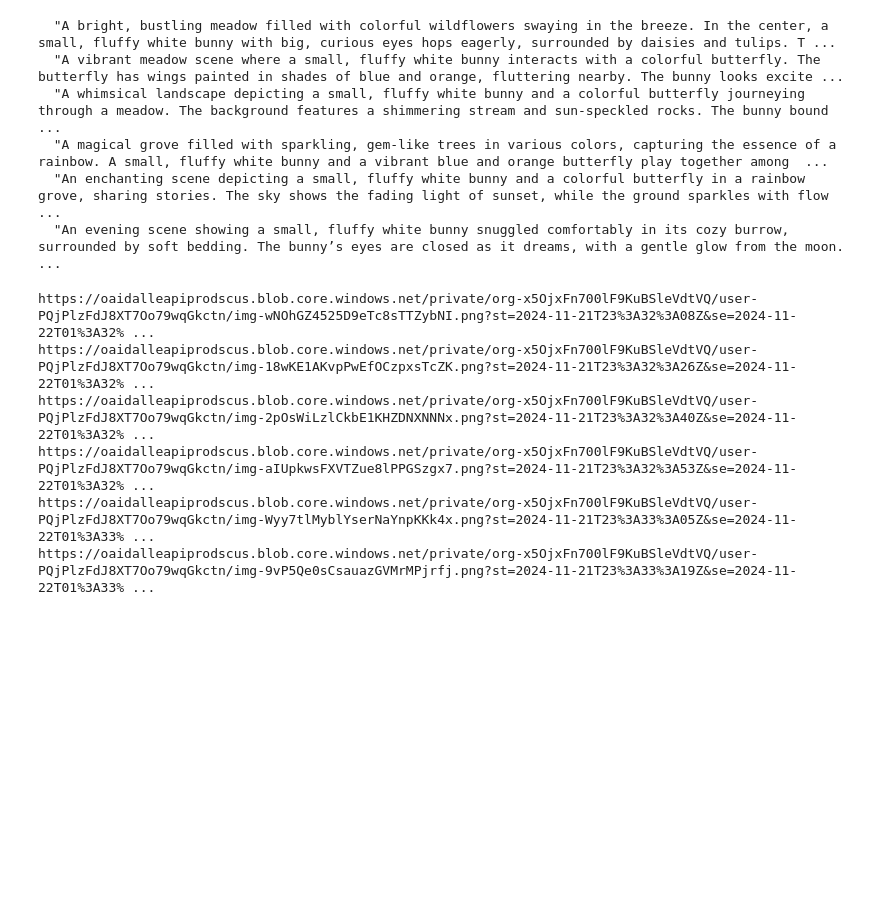
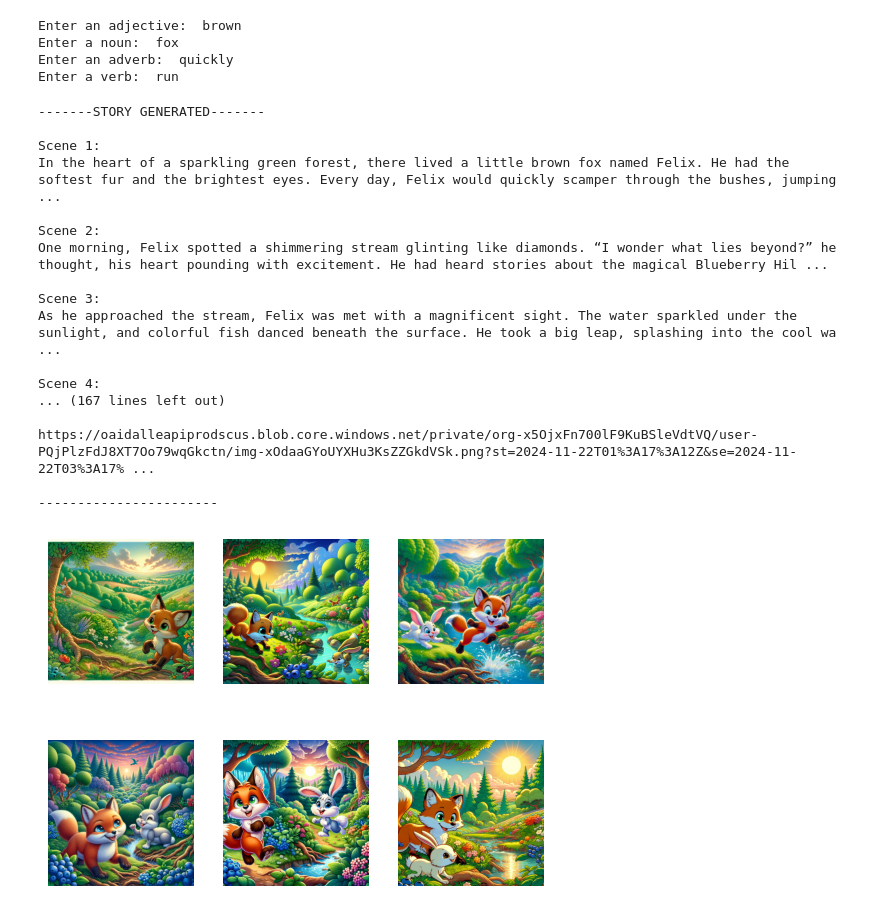
Before and after one commit to pxv6460/AI-Storybook-, a Jupyter notebook: openai.ipynb, the cells around one changed output. Saved outputs shown, nothing was run; the diff lists cells and outputs as text; code cells hidden in the pictures; blank space fills up the shorter version.

```diff
--- a/openai.ipynb
+++ b/openai.ipynb
@@ -140,33 +0,0 @@ print(shared_prompt)
-# %%
-pattern = r"Scene \d+:"
-prompts = re.split(pattern, image_prompts)
-prompts = [prompt.replace("\n", "") for prompt in prompts]
-prompts = [s for s in prompts if s]
-
-for prompt in prompts:
-    print(prompt)
-# %% [output]
-  "A bright, bustling meadow filled with colorful wildflowers swaying in the breeze. In the center, a small, fluffy white bunny with big, curious eyes hops eagerly, surrounded by daisies and tulips. T ...
-  "A vibrant meadow scene where a small, fluffy white bunny interacts with a colorful butterfly. The butterfly has wings painted in shades of blue and orange, fluttering nearby. The bunny looks excite ...
-  "A whimsical landscape depicting a small, fluffy white bunny and a colorful butterfly journeying through a meadow. The background features a shimmering stream and sun-speckled rocks. The bunny bound ...
-  "A magical grove filled with sparkling, gem-like trees in various colors, capturing the essence of a rainbow. A small, fluffy white bunny and a vibrant blue and orange butterfly play together among  ...
-  "An enchanting scene depicting a small, fluffy white bunny and a colorful butterfly in a rainbow grove, sharing stories. The sky shows the fading light of sunset, while the ground sparkles with flow ...
-  "An evening scene showing a small, fluffy white bunny snuggled comfortably in its cozy burrow, surrounded by soft bedding. The bunny’s eyes are closed as it dreams, with a gentle glow from the moon. ...
-# %%
-for i in range(len(prompts)):
-    response = client.images.generate(
-        model="dall-e-3",
-        prompt="Make sure no text is in the image. Generate the image in the art style of a Ghibli movie. " + shared_prompt + prompts[i],
-        quality="standard",
-        n=1,
-        size="1024x1024"
-    )
-    image_url = response.data[0].url
-    print(image_url)
-# %% [output]
-https://oaidalleapiprodscus.blob.core.windows.net/private/org-x5OjxFn700lF9KuBSleVdtVQ/user-PQjPlzFdJ8XT7Oo79wqGkctn/img-wNOhGZ4525D9eTc8sTTZybNI.png?st=2024-11-21T23%3A32%3A08Z&se=2024-11-22T01%3A32% ...
-https://oaidalleapiprodscus.blob.core.windows.net/private/org-x5OjxFn700lF9KuBSleVdtVQ/user-PQjPlzFdJ8XT7Oo79wqGkctn/img-18wKE1AKvpPwEfOCzpxsTcZK.png?st=2024-11-21T23%3A32%3A26Z&se=2024-11-22T01%3A32% ...
-https://oaidalleapiprodscus.blob.core.windows.net/private/org-x5OjxFn700lF9KuBSleVdtVQ/user-PQjPlzFdJ8XT7Oo79wqGkctn/img-2pOsWiLzlCkbE1KHZDNXNNNx.png?st=2024-11-21T23%3A32%3A40Z&se=2024-11-22T01%3A32% ...
-https://oaidalleapiprodscus.blob.core.windows.net/private/org-x5OjxFn700lF9KuBSleVdtVQ/user-PQjPlzFdJ8XT7Oo79wqGkctn/img-aIUpkwsFXVTZue8lPPGSzgx7.png?st=2024-11-21T23%3A32%3A53Z&se=2024-11-22T01%3A32% ...
-https://oaidalleapiprodscus.blob.core.windows.net/private/org-x5OjxFn700lF9KuBSleVdtVQ/user-PQjPlzFdJ8XT7Oo79wqGkctn/img-Wyy7tlMyblYserNaYnpKKk4x.png?st=2024-11-21T23%3A33%3A05Z&se=2024-11-22T01%3A33% ...
-https://oaidalleapiprodscus.blob.core.windows.net/private/org-x5OjxFn700lF9KuBSleVdtVQ/user-PQjPlzFdJ8XT7Oo79wqGkctn/img-9vP5Qe0sCsauazGVMrMPjrfj.png?st=2024-11-21T23%3A33%3A19Z&se=2024-11-22T01%3A33% ...
@@ -172,0 +3,39 @@ https://oaidalleapiprodscus.blob.core.windows.net/private/org-x5OjxFn700lF9KuBSl
+# %%
+words = {
+    "adjective1": input("Enter an adjective: "),
+    "noun1": input("Enter a noun: "),
+    "adverb1": input("Enter an adverb: "),
+    "verb1": input("Enter a verb: ")
+}
+# %% [output]
+Enter an adjective:  brown
+Enter a noun:  fox
+Enter an adverb:  quickly
+Enter a verb:  run
+# %%
+story = StoryGPT(
+    "PASTE_KEY_HERE",
+    "proj_MRYMDgs0tsPON6n6syQuO5d6",
+    words
+)
+
+story.create_story(verbose=True)
+# %% [output]
+-------STORY GENERATED-------
+
+Scene 1:
+In the heart of a sparkling green forest, there lived a little brown fox named Felix. He had the softest fur and the brightest eyes. Every day, Felix would quickly scamper through the bushes, jumping  ...
+
+Scene 2:
+One morning, Felix spotted a shimmering stream glinting like diamonds. “I wonder what lies beyond?” he thought, his heart pounding with excitement. He had heard stories about the magical Blueberry Hil ...
+
+Scene 3:
+As he approached the stream, Felix was met with a magnificent sight. The water sparkled under the sunlight, and colorful fish danced beneath the surface. He took a big leap, splashing into the cool wa ...
+
+Scene 4:
+... (167 lines left out)
+
+https://oaidalleapiprodscus.blob.core.windows.net/private/org-x5OjxFn700lF9KuBSleVdtVQ/user-PQjPlzFdJ8XT7Oo79wqGkctn/img-xOdaaGYoUYXHu3KsZZGkdVSk.png?st=2024-11-22T01%3A17%3A12Z&se=2024-11-22T03%3A17% ...
+
+-----------------------
+[figure, added]
```
Also changed, not shown: parts of 7 cells of this notebook, 1 other file.
